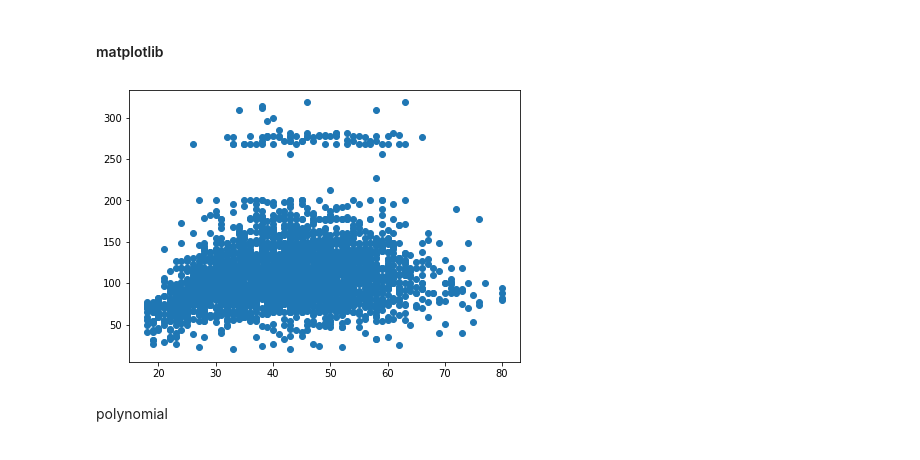
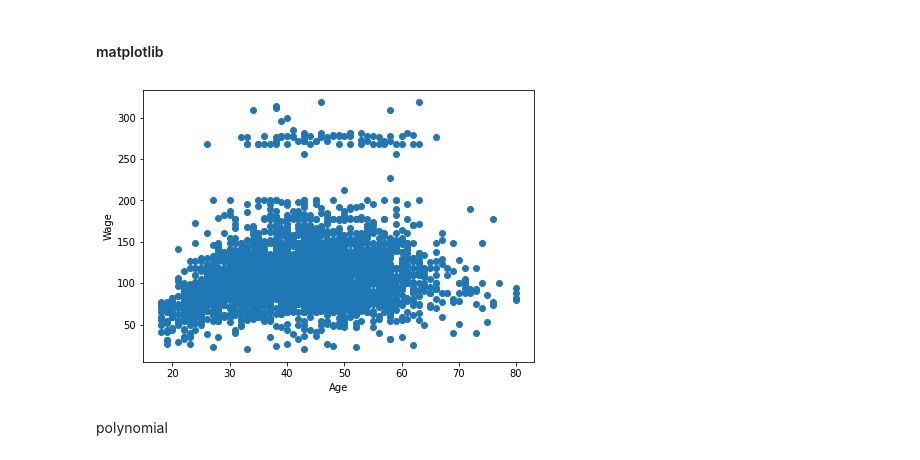
Before and after one commit to adunoluwa1/Data-Science, a Jupyter notebook: Wage.ipynb, the cells around one changed output. Drawn from its saved outputs; the diff is of its cells as text; code cells hidden in the pictures.

```diff
--- a/Wage.ipynb
+++ b/Wage.ipynb
@@ -137,9 +137,10 @@ plt.show()
 # %%
 plt.figure(figsize=(7,5))
 plt.scatter(data=df, x='age', y='wage')
+plt.xlabel("Age"), plt.ylabel("Wage")
 plt.show()
 # %% [output]
-[figure, old version]
+[figure, new version]
 # %% [markdown]
 polynomial
 # %%
```
Also changed, not shown: parts of 2 cells of this notebook, 1 other file.
